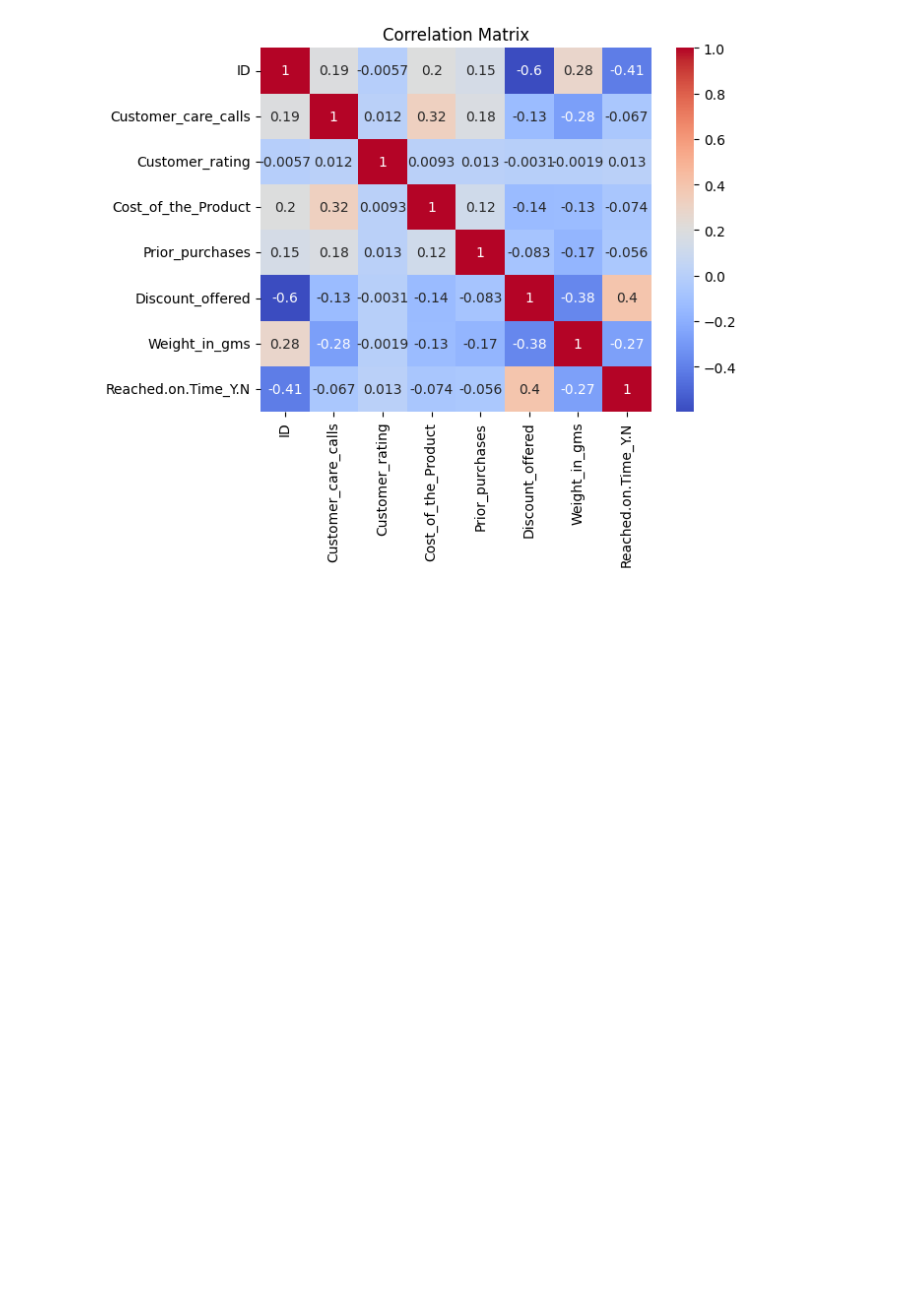
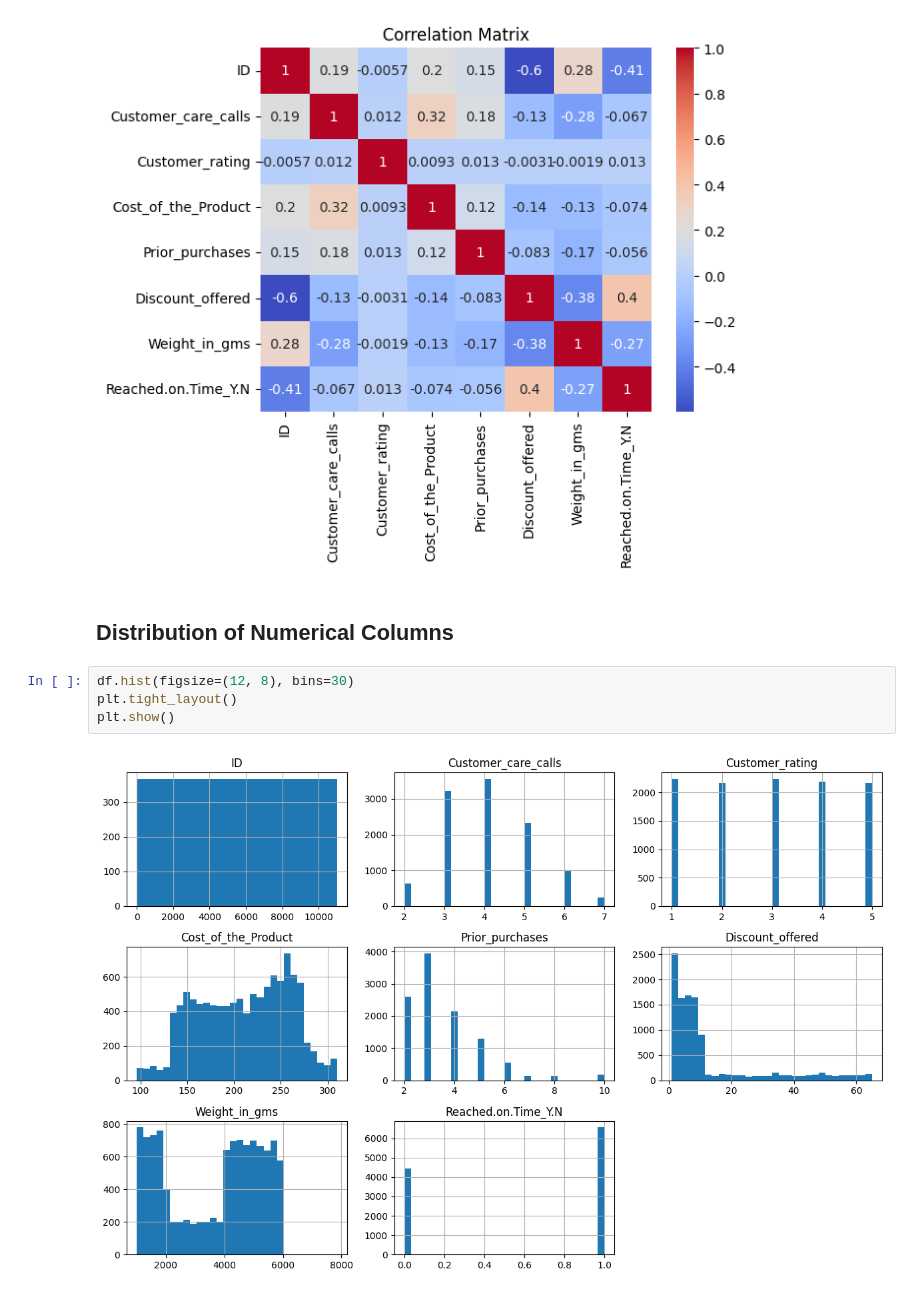
Before and after one commit to gusanitor8/Lab1-MLOps, a Jupyter notebook: Lab1.ipynb, the cells around one changed output. Cells and saved outputs as stored; diff of their text form; blank space fills up the shorter version.

```diff
--- a/Lab1.ipynb
+++ b/Lab1.ipynb
@@ -66,3 +66,11 @@ plt.title("Correlation Matrix")
 plt.show()
 # %% [output]
 [figure]
+# %% [markdown]
+## Distribution of Numerical Columns
+# %%
+df.hist(figsize=(12, 8), bins=30)
+plt.tight_layout()
+plt.show()
+# %% [output]
+[figure, added]
```
Also changed, not shown: parts of 6 cells of this notebook.
